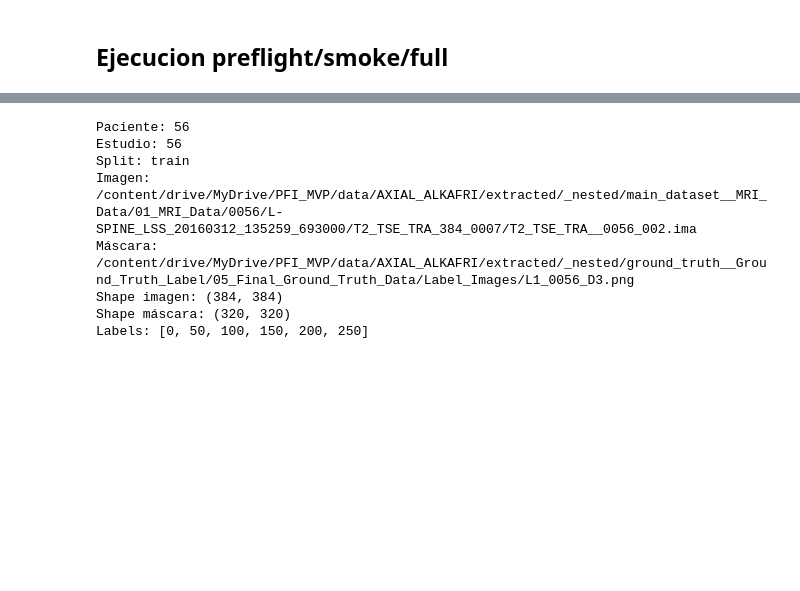
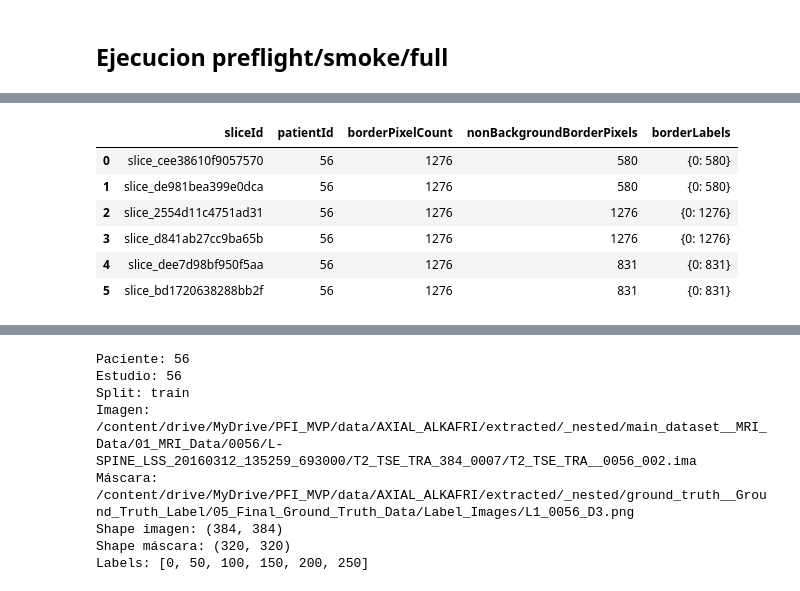
Before and after one commit to EnzoAA004/PFI_MVPTest_Enzo_AImodule, a Jupyter notebook: notebooks/48_axial_final_training_patient_split.ipynb, the cells around one changed output, grey strips where cells are left out. Cells and saved outputs as stored; diff of their text form; code cells hidden in the pictures; blank space fills up the shorter version.

```diff
--- a/notebooks/48_axial_final_training_patient_split.ipynb
+++ b/notebooks/48_axial_final_training_patient_split.ipynb
@@ -1421,3 +1421,56 @@ Primeros casos afectados:
 | 3 | slice_d841ab27cc9ba65b | 56 | 56 | train | (384, 384) | (320, 320) | 1.0 | 1.0 | ... |
 | 4 | slice_dee7d98bf950f5aa | 56 | 56 | train | (384, 384) | (320, 320) | 1.0 | 1.0 | ... |
 | 5 | slice_bd1720638288bb2f | 56 | 56 | train | (384, 384) | (320, 320) | 1.0 | 1.0 | ... |
+# %%
+mismatch_ids = set(shape_mismatch_df["sliceId"])
+
+border_rows = []
+
+for record in records:
+    if record.sliceId not in mismatch_ids:
+        continue
+
+    mask = as_2d_slice(
+        open_medical_array(Path(record.mask_path)),
+        record.sliceId,
+    )
+
+    border = np.concatenate(
+        [
+            mask[0, :],
+            mask[-1, :],
+            mask[1:-1, 0],
+            mask[1:-1, -1],
+        ]
+    )
+
+    non_background = border[border != 250]
+
+    unique_labels, counts = np.unique(
+        non_background,
+        return_counts=True,
+    )
+
+    border_rows.append(
+        {
+            "sliceId": record.sliceId,
+            "patientId": record.patientId,
+            "borderPixelCount": int(border.size),
+            "nonBackgroundBorderPixels": int(non_background.size),
+            "borderLabels": {
+                int(label): int(count)
+                for label, count in zip(unique_labels, counts)
+            },
+        }
+    )
+
+border_df = pd.DataFrame(border_rows)
+display(border_df)
+# %% [output]
+|  | sliceId | patientId | borderPixelCount | nonBackgroundBorderPixels | borderLabels |
+| 0 | slice_cee38610f9057570 | 56 | 1276 | 580 | {0: 580} |
+| 1 | slice_de981bea399e0dca | 56 | 1276 | 580 | {0: 580} |
+| 2 | slice_2554d11c4751ad31 | 56 | 1276 | 1276 | {0: 1276} |
+| 3 | slice_d841ab27cc9ba65b | 56 | 1276 | 1276 | {0: 1276} |
+| 4 | slice_dee7d98bf950f5aa | 56 | 1276 | 831 | {0: 831} |
+| 5 | slice_bd1720638288bb2f | 56 | 1276 | 831 | {0: 831} |
```
Also changed, not shown: parts of 2 cells of this notebook.
